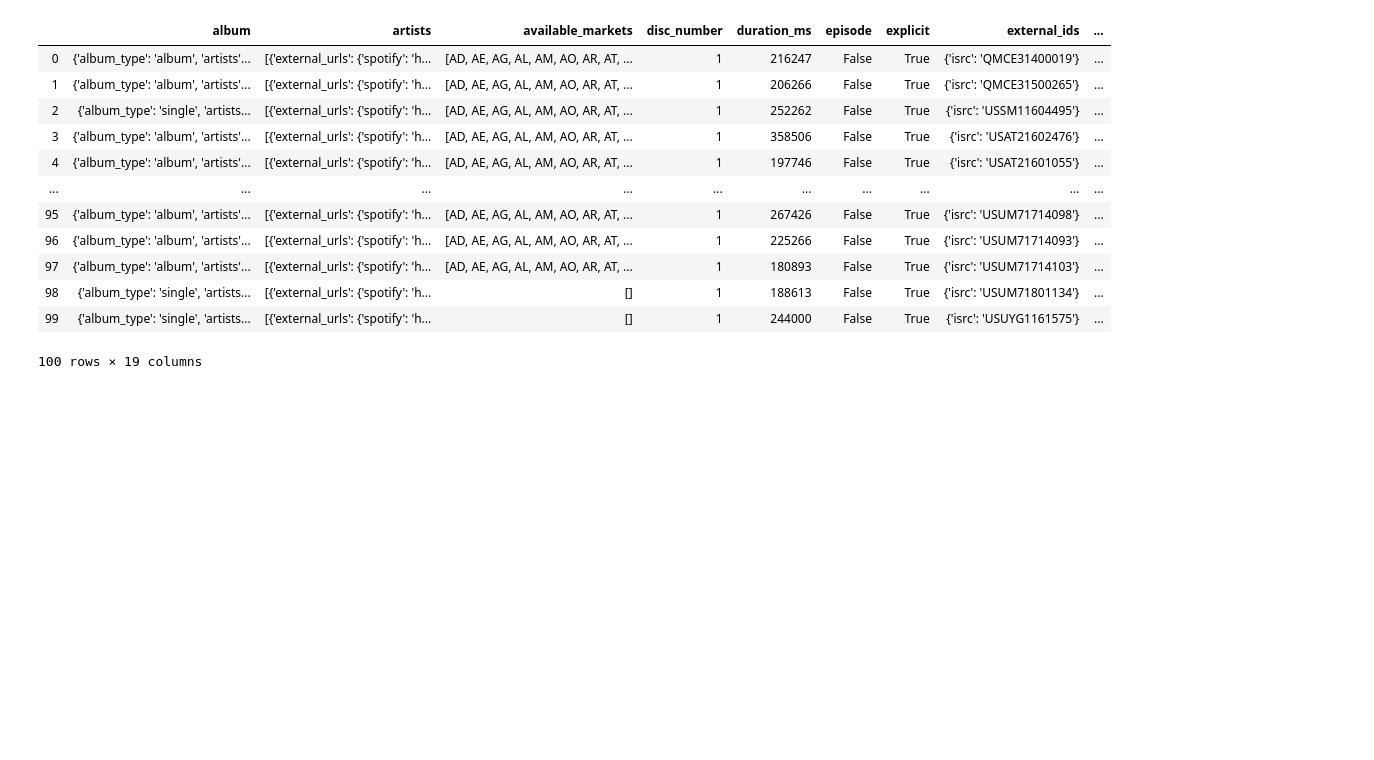
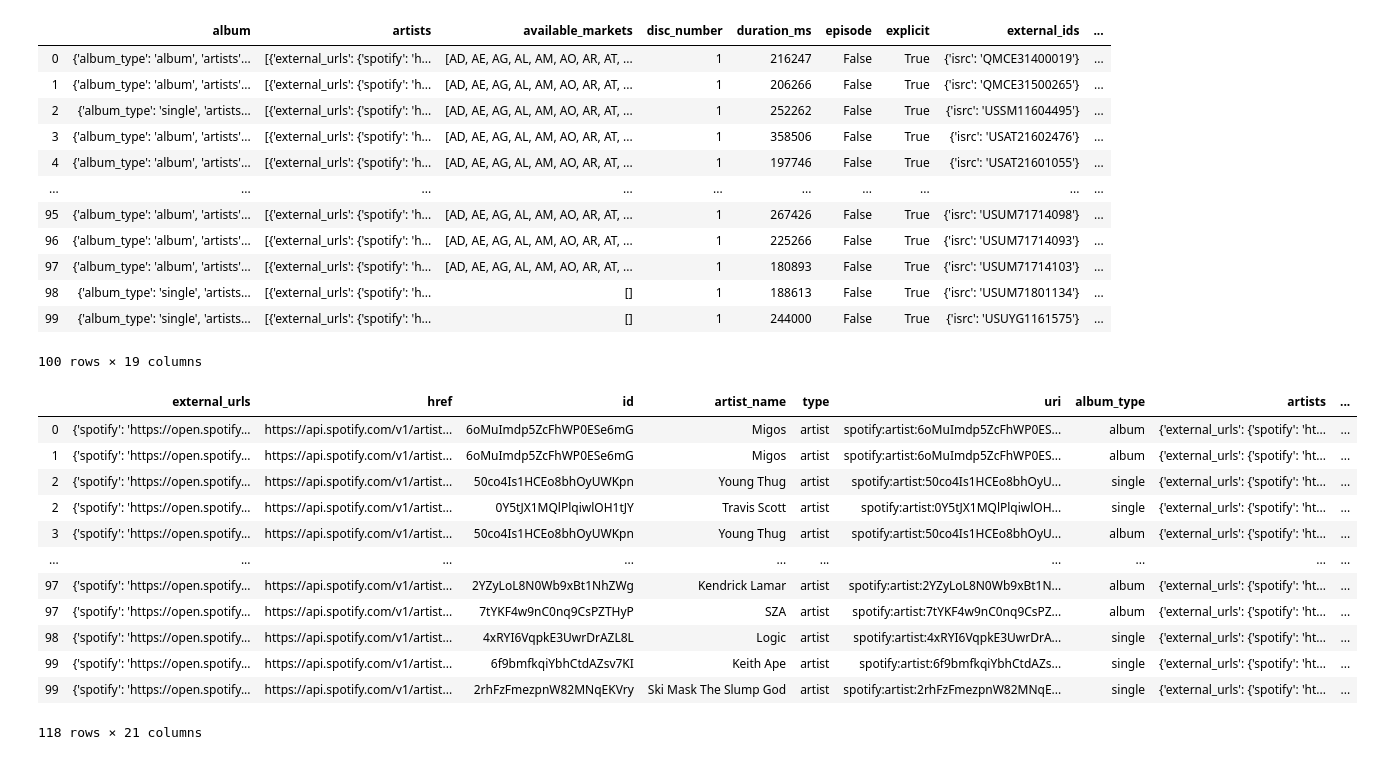
Before and after one commit to bendoan4366/Comm3050GraphTutorial, a Jupyter notebook: notebooks/Spotify Data EDA.ipynb, the cells around one changed output. Drawn from its saved outputs; the diff is of its cells as text; code cells hidden in the pictures; blank space fills up the shorter version.

Commit message:
pre-lim prototype for album transitions

```diff
--- a/notebooks/Spotify Data EDA.ipynb
+++ b/notebooks/Spotify Data EDA.ipynb
@@ -150,8 +150,28 @@ playlist_df_raw
 # %%
 album_df = playlist_df_raw.loc[:,["name", "album"]]
 album_df_final = album_df["album"].apply(pd.Series)
+album_df_final.rename(columns={"name":"album_name"}, inplace=True)
 
-album_concat = pd.concat([album_df_final, album_df], axis=1)
+album_df_final_2 = album_df_final.explode("artists")
+album_df_final_3 = album_df_final_2["artists"].apply(pd.Series)
+album_df_final_3.rename(columns={"name":"artist_name"}, inplace=True)
+
+album_concat_f = pd.concat([album_df_final_3, album_df_final_2, album_df], axis=1)
+album_concat_f
+# %% [output]
+|  | external_urls | href | id | artist_name | type | uri | album_type | artists | ... |
+| 0 | {'spotify': 'https://open.spotify... | https://api.spotify.com/v1/artist... | 6oMuImdp5ZcFhWP0ESe6mG | Migos | artist | spotify:artist:6oMuImdp5ZcFhWP0ES... | album | {'external_urls': {'spotify': 'ht... | ... |
+| 1 | {'spotify': 'https://open.spotify... | https://api.spotify.com/v1/artist... | 6oMuImdp5ZcFhWP0ESe6mG | Migos | artist | spotify:artist:6oMuImdp5ZcFhWP0ES... | album | {'external_urls': {'spotify': 'ht... | ... |
+| 2 | {'spotify': 'https://open.spotify... | https://api.spotify.com/v1/artist... | 50co4Is1HCEo8bhOyUWKpn | Young Thug | artist | spotify:artist:50co4Is1HCEo8bhOyU... | single | {'external_urls': {'spotify': 'ht... | ... |
+| 2 | {'spotify': 'https://open.spotify... | https://api.spotify.com/v1/artist... | 0Y5tJX1MQlPlqiwlOH1tJY | Travis Scott | artist | spotify:artist:0Y5tJX1MQlPlqiwlOH... | single | {'external_urls': {'spotify': 'ht... | ... |
+| 3 | {'spotify': 'https://open.spotify... | https://api.spotify.com/v1/artist... | 50co4Is1HCEo8bhOyUWKpn | Young Thug | artist | spotify:artist:50co4Is1HCEo8bhOyU... | album | {'external_urls': {'spotify': 'ht... | ... |
+| ... | ... | ... | ... | ... | ... | ... | ... | ... | ... |
+| 97 | {'spotify': 'https://open.spotify... | https://api.spotify.com/v1/artist... | 2YZyLoL8N0Wb9xBt1NhZWg | Kendrick Lamar | artist | spotify:artist:2YZyLoL8N0Wb9xBt1N... | album | {'external_urls': {'spotify': 'ht... | ... |
+| 97 | {'spotify': 'https://open.spotify... | https://api.spotify.com/v1/artist... | 7tYKF4w9nC0nq9CsPZTHyP | SZA | artist | spotify:artist:7tYKF4w9nC0nq9CsPZ... | album | {'external_urls': {'spotify': 'ht... | ... |
+| 98 | {'spotify': 'https://open.spotify... | https://api.spotify.com/v1/artist... | 4xRYI6VqpkE3UwrDrAZL8L | Logic | artist | spotify:artist:4xRYI6VqpkE3UwrDrA... | single | {'external_urls': {'spotify': 'ht... | ... |
+| 99 | {'spotify': 'https://open.spotify... | https://api.spotify.com/v1/artist... | 6f9bmfkqiYbhCtdAZsv7KI | Keith Ape | artist | spotify:artist:6f9bmfkqiYbhCtdAZs... | single | {'external_urls': {'spotify': 'ht... | ... |
+| 99 | {'spotify': 'https://open.spotify... | https://api.spotify.com/v1/artist... | 2rhFzFmezpnW82MNqEKVry | Ski Mask The Slump God | artist | spotify:artist:2rhFzFmezpnW82MNqE... | single | {'external_urls': {'spotify': 'ht... | ... |
+118 rows × 21 columns
 # %%
 album_concat
 # %% [output]
```
